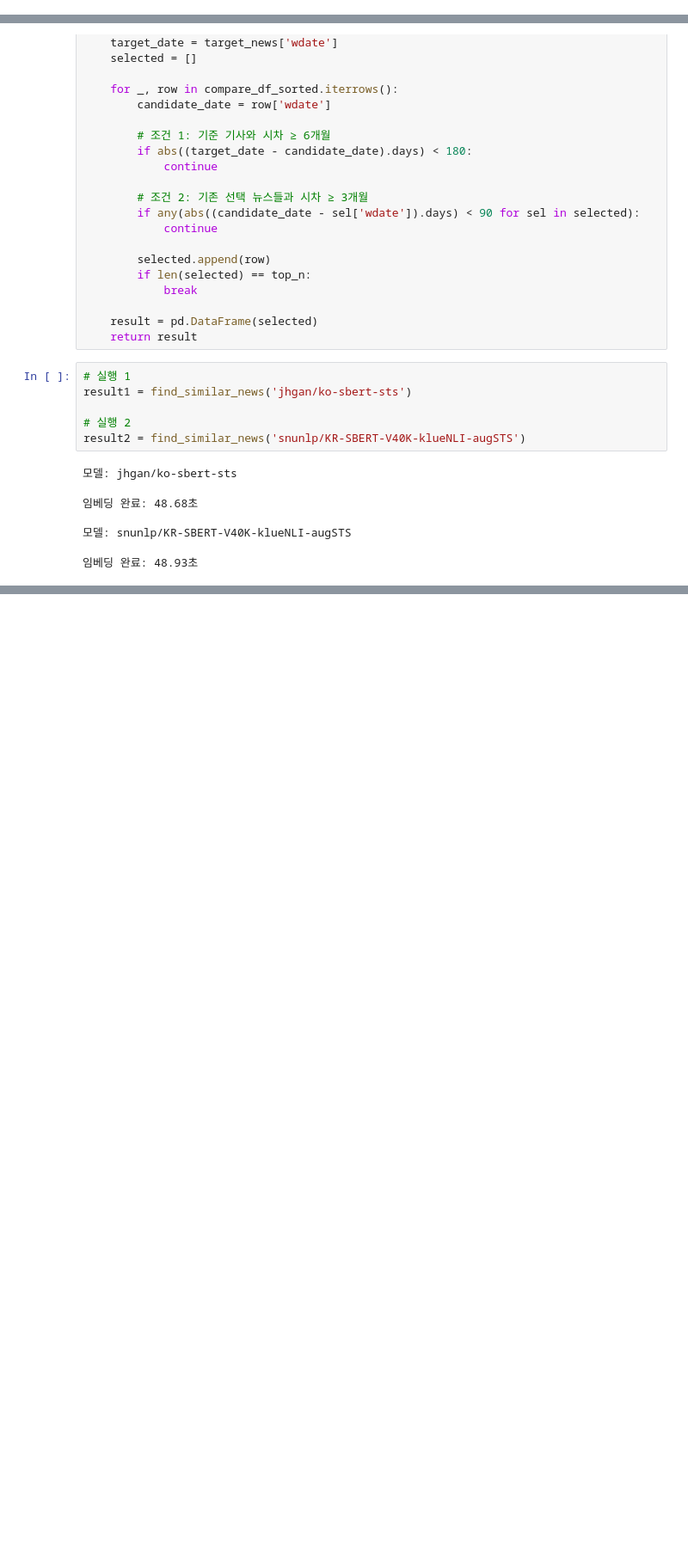
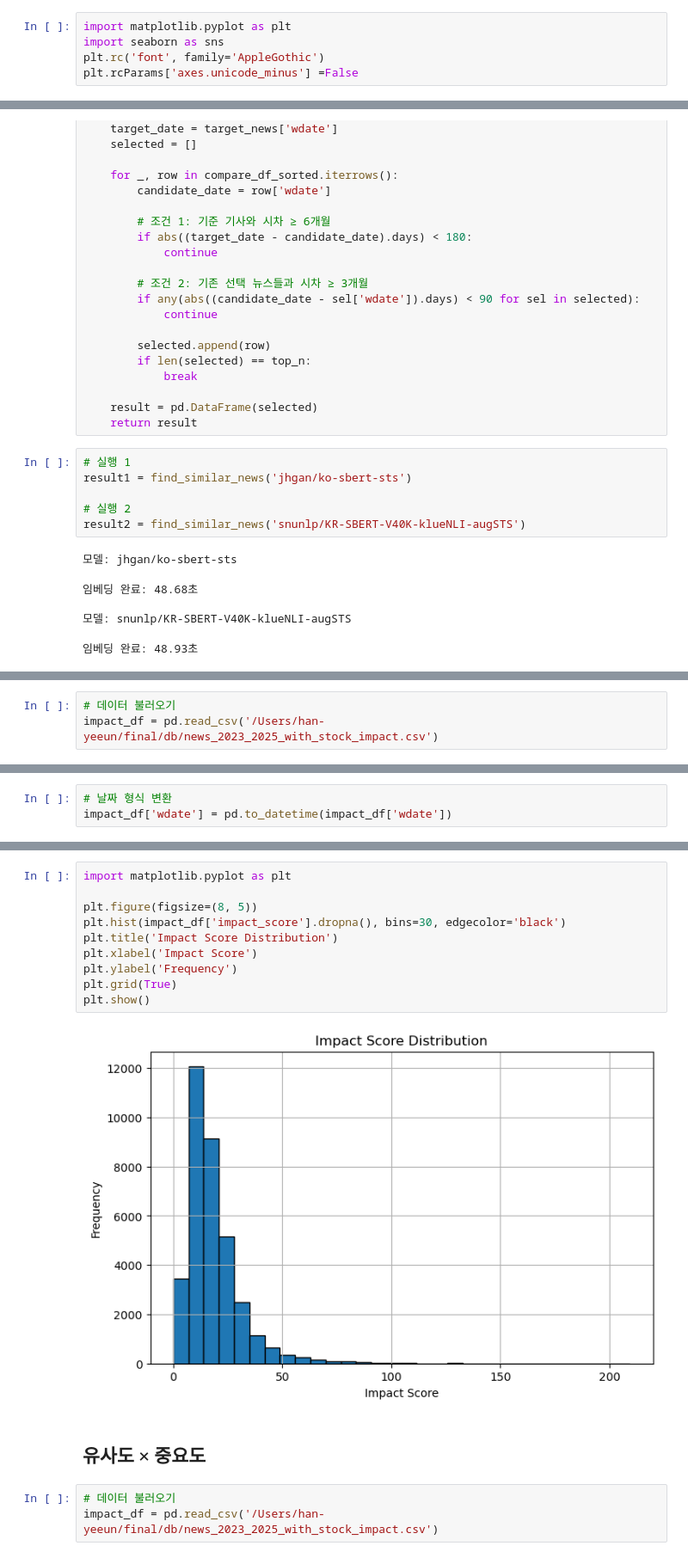
Before and after one commit to choikwangil95/HKToss-MLOps-Project-Final, a Jupyter notebook: eda/yeeun/과거_유사_뉴스_선별(네이버).ipynb, the cells around one changed output, grey strips where cells are left out. Shown at 86% size. Saved outputs shown, nothing was run; the diff lists cells and outputs as text; blank space fills up the shorter version.

```diff
--- a/eda/yeeun/과거_유사_뉴스_선별(네이버).ipynb
+++ b/eda/yeeun/과거_유사_뉴스_선별(네이버).ipynb
@@ -19,4 +21,9 @@ Requirement already satisfied: mdurl~=0.1 in /opt/anaconda3/lib/python3.12/site-
 Downloading tf_keras-2.19.0-py3-none-any.whl (1.7 MB)
 Installing collected packages: tf-keras
 Successfully installed tf-keras-2.19.0
+# %%
+import matplotlib.pyplot as plt
+import seaborn as sns
+plt.rc('font', family='AppleGothic')
+plt.rcParams['axes.unicode_minus'] =False
 # %%
@@ -160,0 +177,3 @@ url: https://n.news.naver.com/mnews/article/015/0005016800
+# %%
+# 데이터 불러오기
+impact_df = pd.read_csv('/Users/han-yeeun/final/db/news_2023_2025_with_stock_impact.csv')
@@ -160,0 +184,3 @@ url: https://n.news.naver.com/mnews/article/015/0005016800
+# %%
+# 날짜 형식 변환
+impact_df['wdate'] = pd.to_datetime(impact_df['wdate'])
@@ -160,0 +320,17 @@ url: https://n.news.naver.com/mnews/article/015/0005016800
+# %%
+import matplotlib.pyplot as plt
+
+plt.figure(figsize=(8, 5))
+plt.hist(impact_df['impact_score'].dropna(), bins=30, edgecolor='black')
+plt.title('Impact Score Distribution')
+plt.xlabel('Impact Score')
+plt.ylabel('Frequency')
+plt.grid(True)
+plt.show()
+# %% [output]
+[figure, added]
+# %% [markdown]
+## 유사도 × 중요도
+# %%
+# 데이터 불러오기
+impact_df = pd.read_csv('/Users/han-yeeun/final/db/news_2023_2025_with_stock_impact.csv')
```
Also changed, not shown: parts of 37 cells of this notebook, 7 other files.
